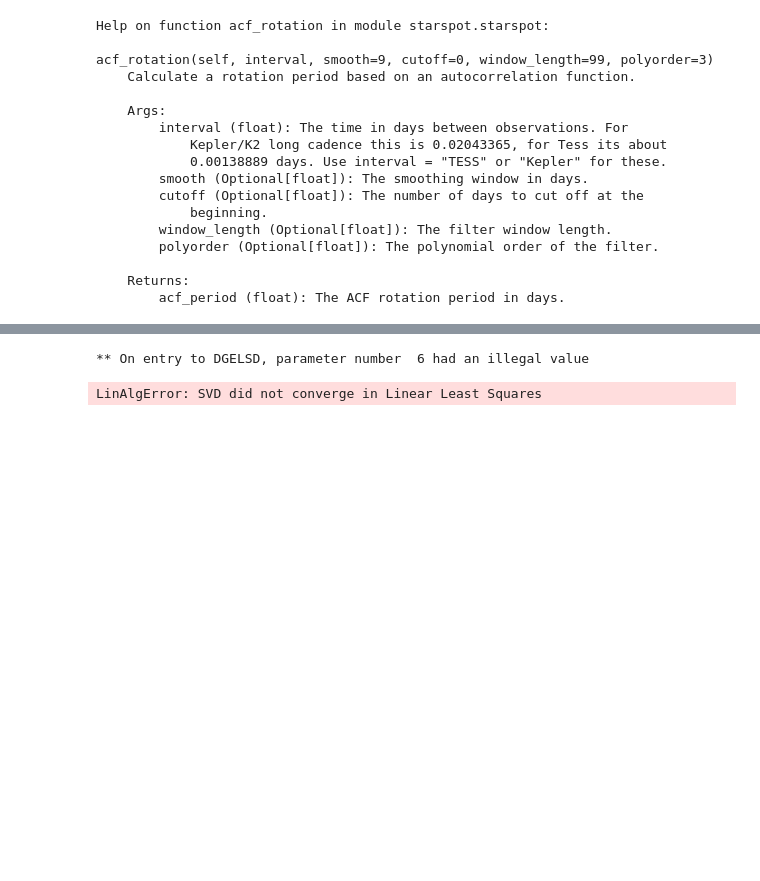
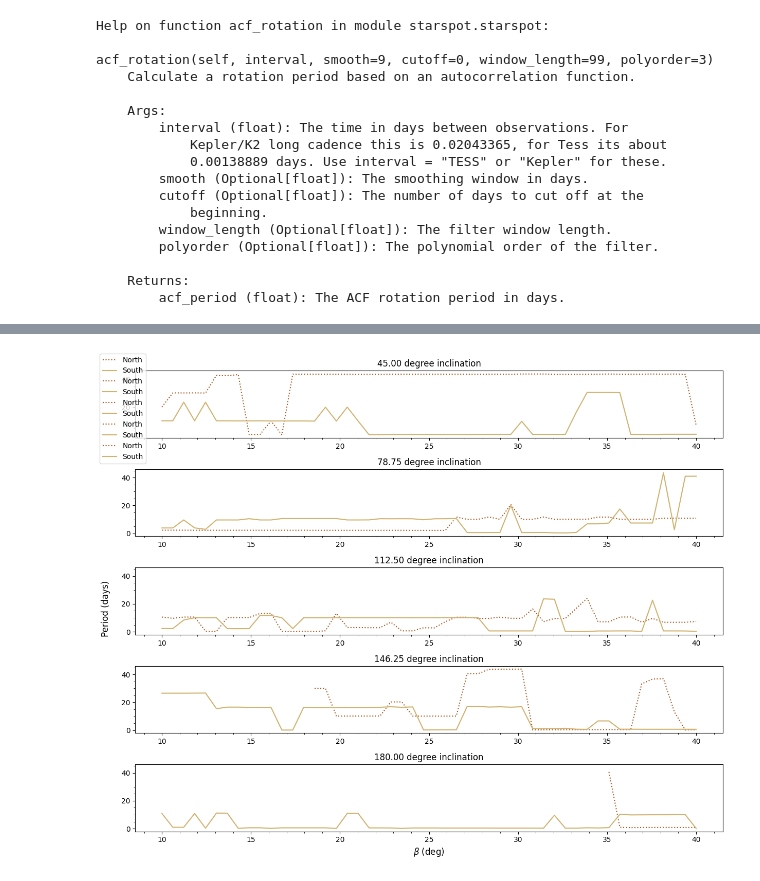
Before and after one commit to robkavanagh/maser, a Jupyter notebook: notebooks/Maser_and_ACF.ipynb, the cells around one changed output, grey strips where cells are left out. Drawn from its saved outputs; the diff is of its cells as text; code cells hidden in the pictures; blank space fills up the shorter version.

```diff
--- a/notebooks/Maser_and_ACF.ipynb
+++ b/notebooks/Maser_and_ACF.ipynb
@@ -312,18 +343,0 @@ def period(M_s, R_s, P_s, i_s, B_s, beta, phi_s0, a, i_p, lam, phi_p0, f, alpha,
-# %%
-M_s, R_s, P_s, i_s, B_s, beta, phi_s0, a, i_p, lam, P_p, phi_p0, f, alpha, dalpha = 0.5, 0.75, 4.86, 90, 430, 20, 0.2, 10, 89.18, 0, 8.4630351, 0.6, 10, 75, 5
-
-times = np.linspace(0, 50, 1000)
-interval = np.diff(times)[0]
-
-betas = np.linspace(beta*0.5, beta*2, 50)
-inclinations = np.linspace(i_s*0.5, i_s*2 ,5)
-
-period_grid = np.zeros((len(betas), len(inclinations),2))
-for j, b in (enumerate(tqdm(betas))):
-    for k, inc in enumerate(inclinations):
-        acf_period_N = period(M_s, R_s, P_s, inc, B_s, b, phi_s0, a, i_p, lam, phi_p0, f, alpha, dalpha, times, interval)[4]
-        acf_period_S = period(M_s, R_s, P_s, inc, B_s, b, phi_s0, a, i_p, lam, phi_p0, f, alpha, dalpha, times, interval)[5]
-        period_grid[j, k, :] = acf_period_N, acf_period_S
-# %% [output]
-** On entry to DGELSD, parameter number  6 had an illegal value
-LinAlgError: SVD did not converge in Linear Least Squares
@@ -329,0 +391,22 @@ LinAlgError: SVD did not converge in Linear Least Squares
+# %%
+fig, axes = plt.subplots(5, 1, sharey=True, figsize=(12.0,10.0))
+
+inc = ['45.00 degree inclination', '78.75 degree inclination', '112.50 degree inclination', '146.25 degree inclination', '180.00 degree inclination']
+for j in range(5):
+    ax = axes[j]
+    axes[j].title.set_text(inc[j])
+    ax.plot(betas,period_grid[:,j,0], ':', color = '#A9561E',label='North')
+    ax.plot(betas,period_grid[:,j,1], color = '#D1B26F',label='South')
+
+    plt.xlabel(r'$\beta$ (deg)', fontsize=12)
+    ax.minorticks_on()
+
+    #plt.ylabel('Period (d)')
+    #ax.grid()
+fig.tight_layout()
+fig.legend(loc='upper left')
+fig.text(-0.02, 0.5, 'Period (days)', va='center', rotation='vertical', fontsize=12)
+
+plt.show()
+# %% [output]
+[figure, added]
```
Also changed, not shown: parts of 7 cells of this notebook, 1 other file.
